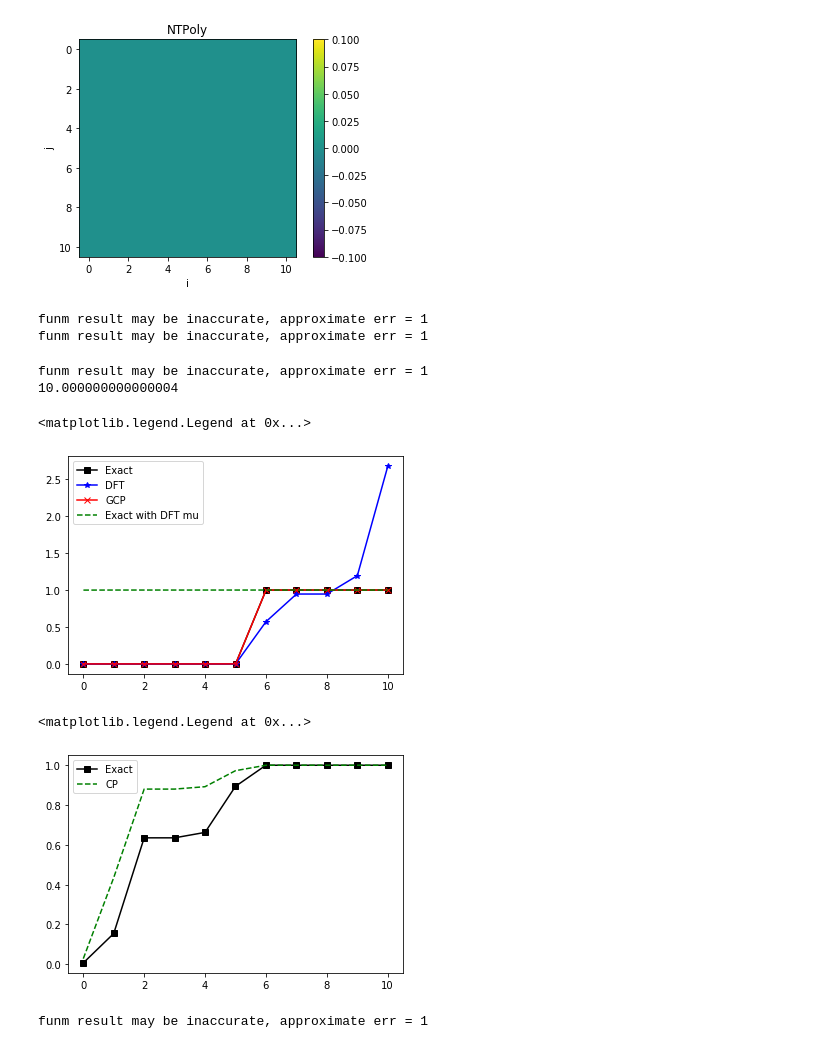
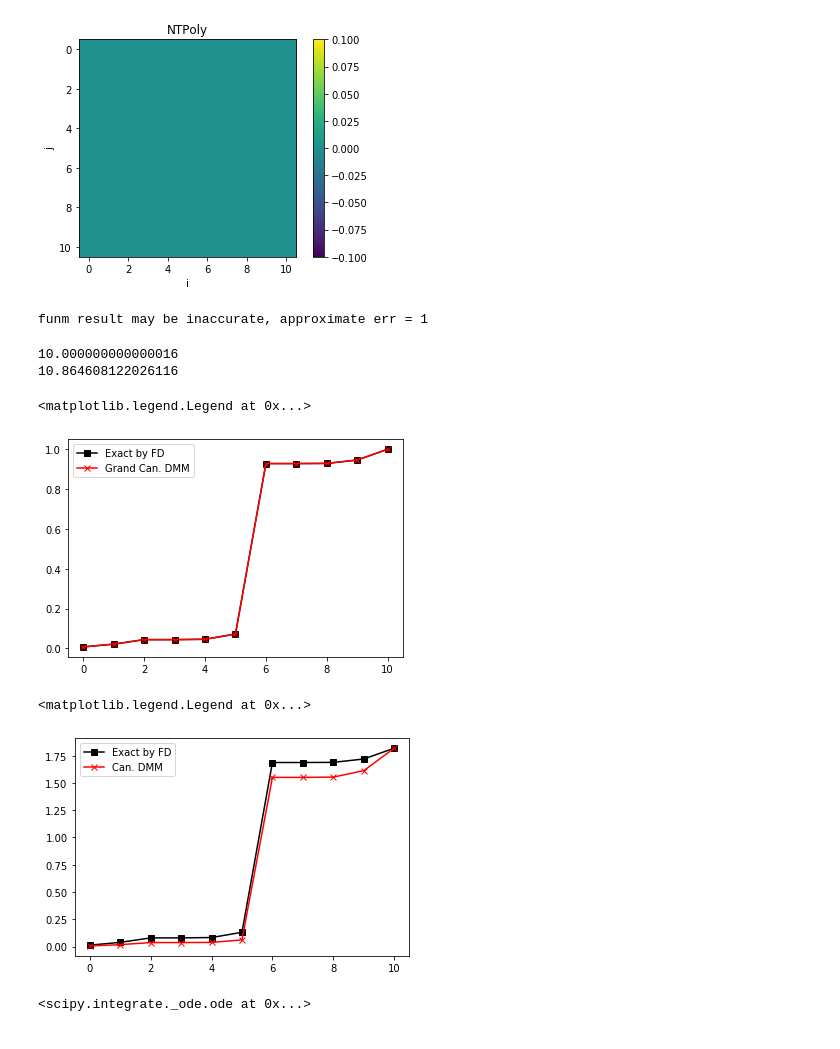
Before and after one commit to jleamer/DMM, a Jupyter notebook: RK4_DMM/core_part.ipynb, the cells around one changed output. Saved outputs shown, nothing was run; the diff lists cells and outputs as text; code cells hidden in the pictures.

Commit message:
Updated rhs functions of canonical files to solve a system of equations (dp/dbeta and dmu/dbeta)

```diff
--- a/RK4_DMM/core_part.ipynb
+++ b/RK4_DMM/core_part.ipynb
@@ -119,47 +120,48 @@ NTPoly Trace:  0.0
 [figure]
 # %%
 # Calculate the exact FD distribution
-beta = 3
-num_steps = 1000
+beta = 1
+num_steps = 10000
 dbeta = beta/num_steps
+identity = np.eye(h1e.shape[0])
 
-exact_P = ovlp @ linalg.funm(inv_ovlp @ h1e, lambda _ : np.exp(-beta*(_ - dmm_mu))/(1+np.exp(-beta*(_ - dmm_mu))))
+num = linalg.expm(beta*(inv_ovlp@h1e - dmm_mu*identity))
+denom = linalg.inv(identity + num)
+exact_P = ovlp @ denom
+#exact_P = ovlp @ linalg.funm(inv_ovlp @ h1e, lambda _ : np.exp(-beta*(_ - dmm_mu))/(1+np.exp(-beta*(_ - dmm_mu))))
 dft_P = ovlp @ linalg.funm(inv_ovlp @ h1e, lambda _ : np.exp(-beta*(_ - dft_mu))/(1+np.exp(-beta*(_ - dft_mu))))
 # %% [output]
 funm result may be inaccurate, approximate err = 1
-funm result may be inaccurate, approximate err = 1
 # %%
 # Perform GCP DMM method
 identity = np.eye(h1e.shape[0])
 dmm_gcp = gcp.rk4(gcp.rhs, ovlp/2, dbeta, h1e, inv_ovlp, identity, dmm_mu, num_steps)
 # %%
 # Perform CP DMM method
-dmm_cp = cp.rk4(cp.rhs, num_electrons*ovlp/ovlp.trace(), dbeta, h1e, inv_ovlp, identity, num_steps)
-cp_mu = cp.get_mu(dmm_cp, h1e, inv_ovlp)
-cp_exact = ovlp @ linalg.funm(inv_ovlp @ h1e, lambda _ : np.exp(-beta*(_ - cp_mu))/(1+np.exp(-beta*(_ - cp_mu))))
+init_mu = h1e.trace()/ovlp.trace()
+init_rho = num_electrons*ovlp/ovlp.trace()
+dmm_cp, cp_mu = cp.rk4(cp.rhs, num_electrons*ovlp/ovlp.trace(), dbeta, h1e, inv_ovlp, identity, num_steps, num_electrons, ovlp, init_mu, 0.001)
+#cp_mu = cp.get_mu(dmm_cp, h1e, inv_ovlp, num_electrons, ovlp)
+cp_exact_denom = linalg.inv(identity + linalg.expm(beta*(inv_ovlp@h1e - dmm_mu*identity)))
+cp_exact = 2*num_electrons*ovlp/ovlp.trace() @ cp_exact_denom
+#cp_exact = 2*num_electrons*ovlp/ovlp.trace() @ linalg.funm(inv_ovlp @ h1e, lambda _ : np.exp(-beta*(_ - cp_mu))/(1+np.exp(-beta*(_ - cp_mu))))
 print(dmm_cp.trace())
+print(cp_exact.trace())
 # %% [output]
-funm result may be inaccurate, approximate err = 1
-10.000000000000004
+10.000000000000016
+10.864608122026116
 # %%
 # Plot the eigenvalue spectra of each
-plt.plot(linalg.eigvalsh(exact_P, ovlp), 'ks-', label="Exact")
-plt.plot(linalg.eigvalsh(dm, ovlp), 'b*-', label="DFT")
-plt.plot(linalg.eigvalsh(dmm_gcp, ovlp), 'rx-', label="GCP")
-plt.plot(linalg.eigvalsh(dft_P, ovlp), 'g--', label="Exact with DFT mu")
+plt.plot(linalg.eigvalsh(exact_P, ovlp), 'ks-', label="Exact by FD")
+plt.plot(linalg.eigvalsh(dmm_gcp, ovlp), 'rx-', label="Grand Can. DMM")
 plt.legend(numpoints=1)
 # %% [output]
 <matplotlib.legend.Legend at 0x...>
-[figure, old version]
+[figure, new version]
 # %%
-plt.plot(linalg.eigvalsh(cp_exact, ovlp), 'ks-', label="Exact")
-plt.plot(linalg.eigvalsh(dmm_cp, ovlp), 'g--', label="CP")
+plt.plot(linalg.eigvalsh(cp_exact, ovlp), 'ks-', label="Exact by FD")
+plt.plot(linalg.eigvalsh(dmm_cp, ovlp), 'rx-', label="Can. DMM")
 plt.legend(numpoints=1)
 # %% [output]
 <matplotlib.legend.Legend at 0x...>
-[figure, old version]
+[figure, new version]
-# %%
-# Ground state solutions
-exact_ground = ovlp @ linalg.funm(inv_ovlp @ h1e, lambda _ : _ <= dmm_mu)
-# %% [output]
-funm result may be inaccurate, approximate err = 1
@@ -186,0 +168,5 @@ for i in range(2):
+# %%
+solver = ode(cp.zvode_rhs).set_integrator('zvode', method='bdf')
+solver.set_initial_value(np.append(init_rho.reshape(-1),[init_mu]), 0.001).set_f_params(h1e, inv_ovlp, identity, num_electrons, ovlp)
+# %% [output]
+<scipy.integrate._ode.ode at 0x...>
```
Also changed, not shown: parts of 7 cells of this notebook, 34 other files.
